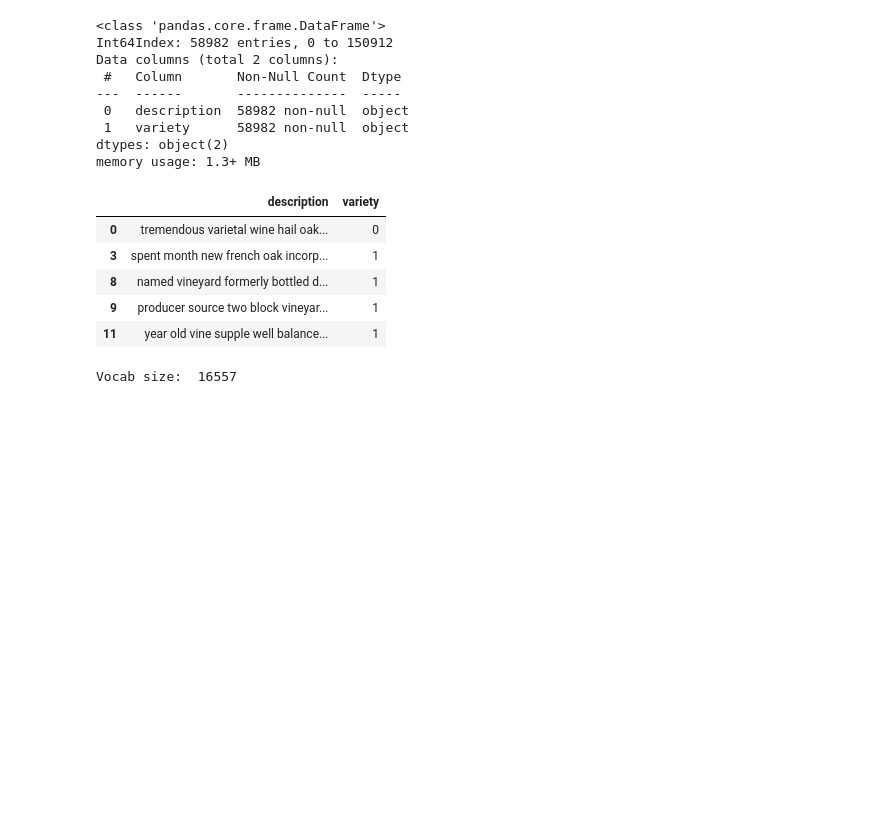
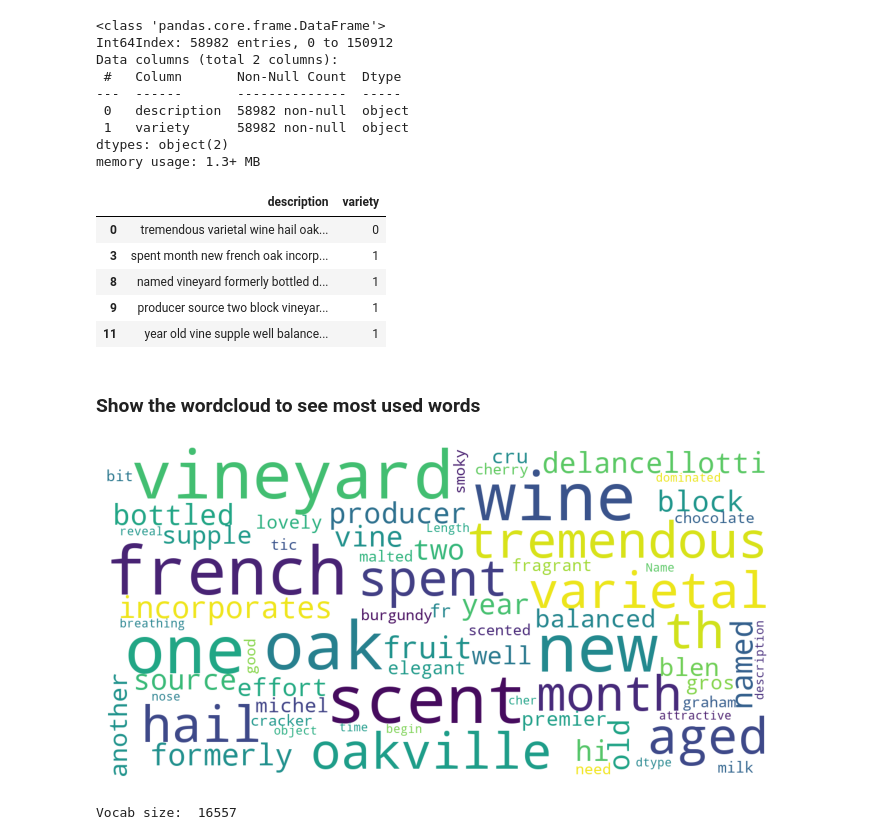
Before and after one commit to mijanr/NLP, a Jupyter notebook: wine-review-classification.ipynb, the cells around one changed output. Saved outputs shown, nothing was run; the diff lists cells and outputs as text; code cells hidden in the pictures; blank space fills up the shorter version.

Commit message:
wordcloud added

```diff
--- a/wine-review-classification.ipynb
+++ b/wine-review-classification.ipynb
@@ -107,6 +113,33 @@ df_train_test_processed.head()
 | 8 | named vineyard formerly bottled d... | 1 |
 | 9 | producer source two block vineyar... | 1 |
 | 11 | year old vine supple well balance... | 1 |
+# %% [markdown]
+### Show the wordcloud to see most used words
+# %%
+#show wordcloud
+def show_wordcloud(data, title = None):
+    wordcloud = WordCloud(
+        background_color='white',
+        stopwords=stopwords.words('english'),
+        max_words=200,
+        max_font_size=40,
+        scale=3,
+        random_state=1
+    ).generate(str(data))
+
+    fig = plt.figure(1, figsize=(12, 12))
+    plt.axis('off')
+    if title:
+        fig.suptitle(title, fontsize=20)
+        fig.subplots_adjust(top=2.3)
+
+    plt.imshow(wordcloud)
+    plt.show()
+# %%
+#show wordcloud
+show_wordcloud(df_train_test_processed['description'])
+# %% [output]
+[figure, added]
 # %%
 #split the data into train and test
 X_train, X_test, y_train, y_test = train_test_split(df_train_test_processed['description'], df_train_test_processed['variety'], test_size=0.2, random_state=42)
```
Also changed, not shown: parts of 1 cell of this notebook.
